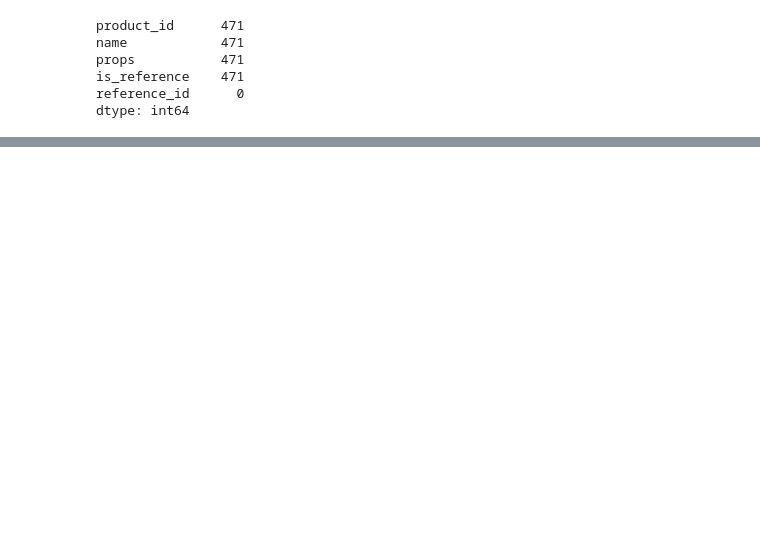
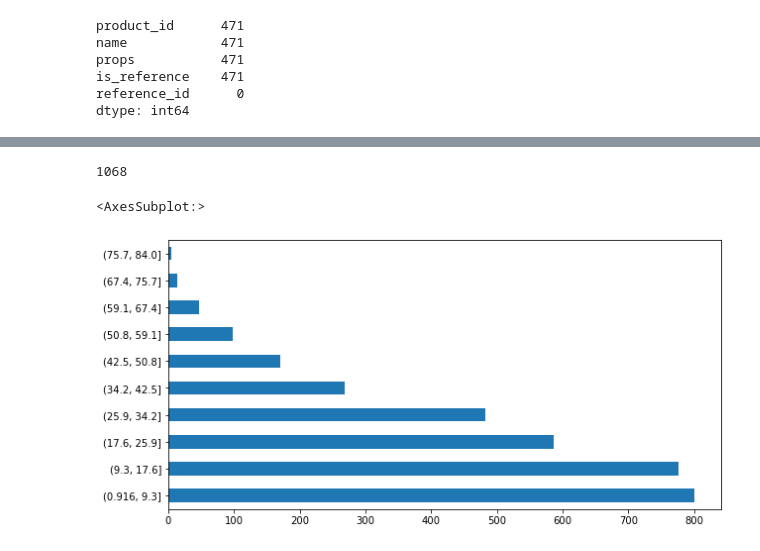
Before and after one commit to andreyshishkov/agora_hack_team_project, a Jupyter notebook: Sandbox.ipynb, the cells around one changed output, grey strips where cells are left out. Drawn from its saved outputs; the diff is of its cells as text; code cells hidden in the pictures; blank space fills up the shorter version.

```diff
--- a/Sandbox.ipynb
+++ b/Sandbox.ipynb
@@ -57,0 +170,9 @@ prdct_2 = df[df['is_reference'] == False]
+# %%
+morph = pymorphy2.MorphAnalyzer()
+# %%
+def lem(x):
+    #x = list(x.split())
+    x = [morph.parse(w)[0].normal_form for w in x]
+    return x
+# %%
+df['props_un'] = df['props_un'].progress_apply(lem)
@@ -57,0 +204,11 @@ prdct_2 = df[df['is_reference'] == False]
+# %%
+len(pop_words)
+# %% [output]
+1068
+# %%
+df['props_un_len'] = df['props_un'].apply(lambda x: len(x))
+# %%
+df['props_un_len'].value_counts(bins = 10).plot(kind = 'barh',figsize = (10, 5))
+# %% [output]
+<AxesSubplot:>
+[figure, added]
```
Also changed, not shown: parts of 67 cells of this notebook, 5 other files.
